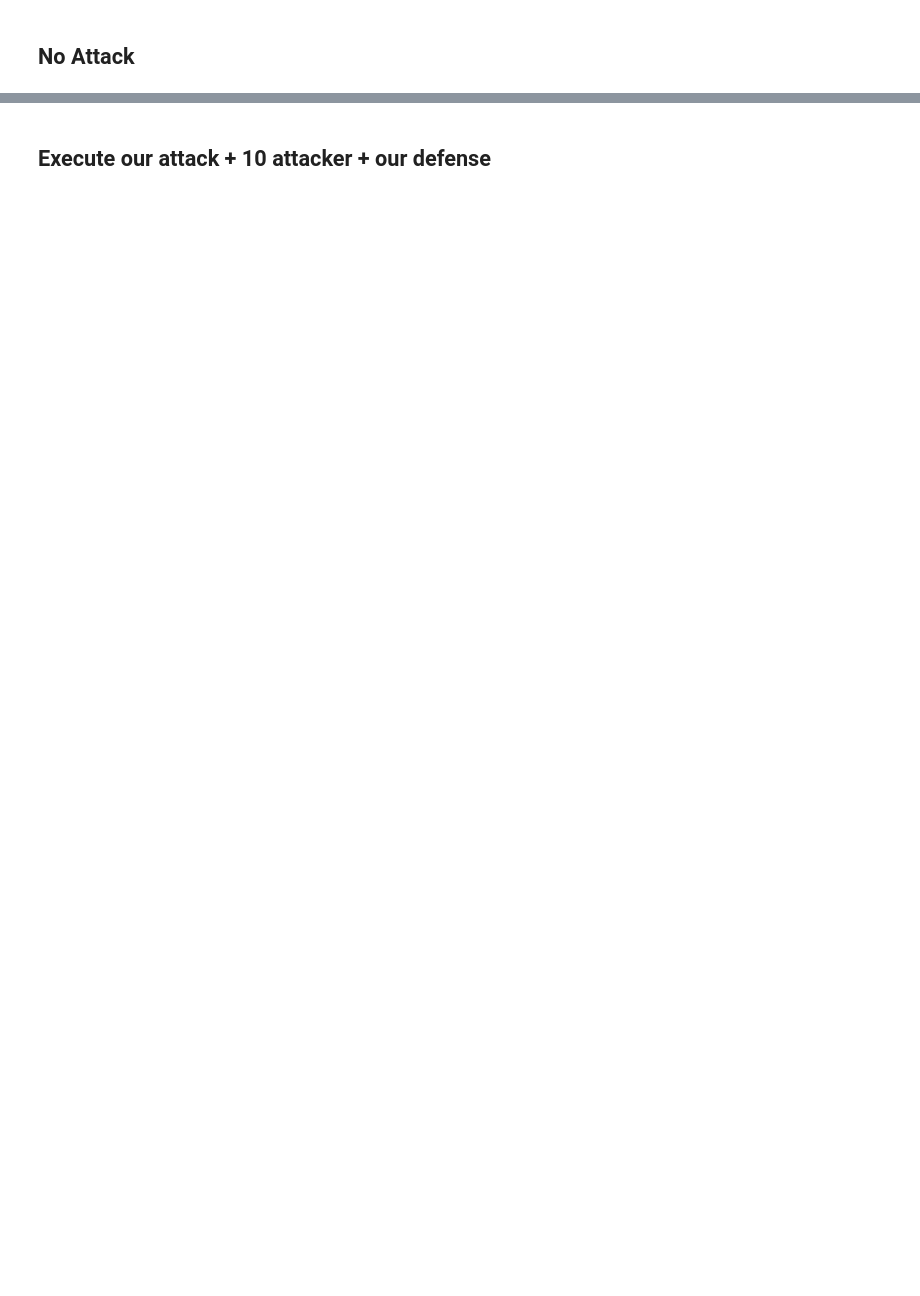
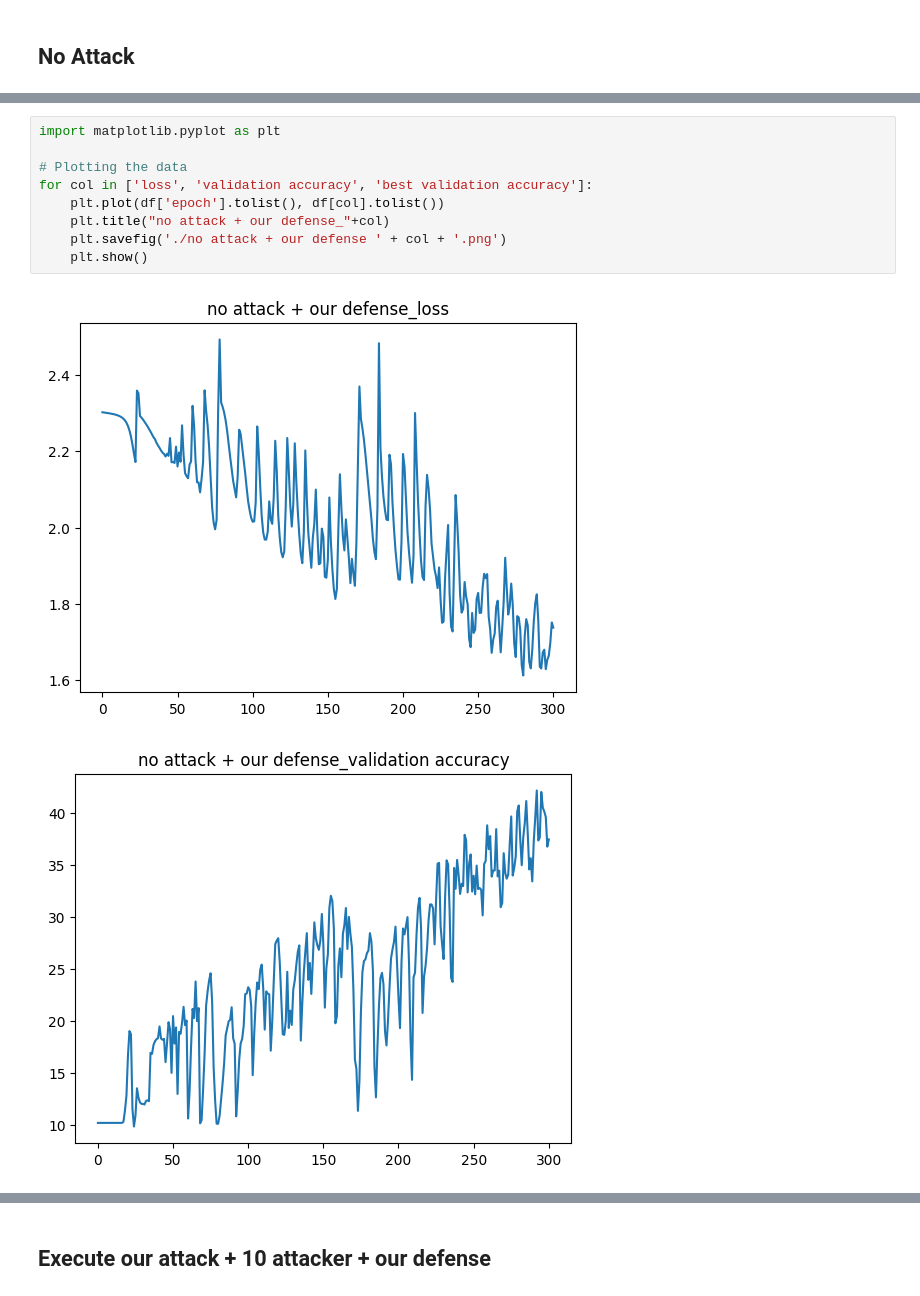
Before and after one commit to HizanLi/CPEN497-FL, a Jupyter notebook: CPEN497-499/CPEN499_non_iid_our_cifar10_torch_history.ipynb, the cells around one changed output, grey strips where cells are left out. Saved outputs shown, nothing was run; the diff lists cells and outputs as text; blank space fills up the shorter version.

Commit message:
run attack and defence

```diff
--- a/CPEN497-499/CPEN499_non_iid_our_cifar10_torch_history.ipynb
+++ b/CPEN497-499/CPEN499_non_iid_our_cifar10_torch_history.ipynb
@@ -685,0 +689,12 @@ epoch: 300, bulyan: at our-agr n_at 0 e 300 | val loss 1.6512 val acc 39.5698 be
+# %%
+import matplotlib.pyplot as plt
+
+# Plotting the data
+for col in ['loss', 'validation accuracy', 'best validation accuracy']:
+    plt.plot(df['epoch'].tolist(), df[col].tolist())
+    plt.title("no attack + our defense_"+col)
+    plt.savefig('./no attack + our defense ' + col + '.png')
+    plt.show()
+# %% [output]
+[figure, added]
+[figure, added]
```
Also changed, not shown: parts of 10 cells of this notebook, 2 other files.
